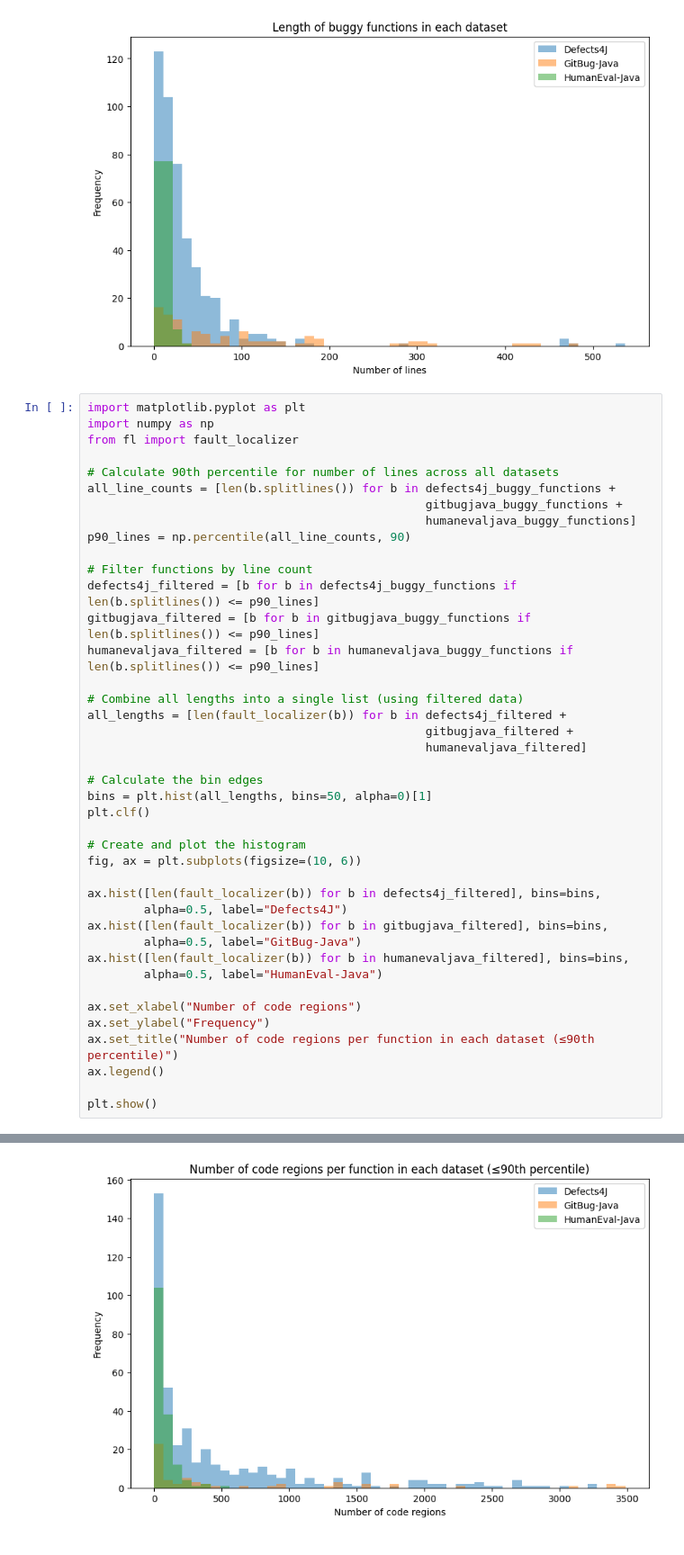
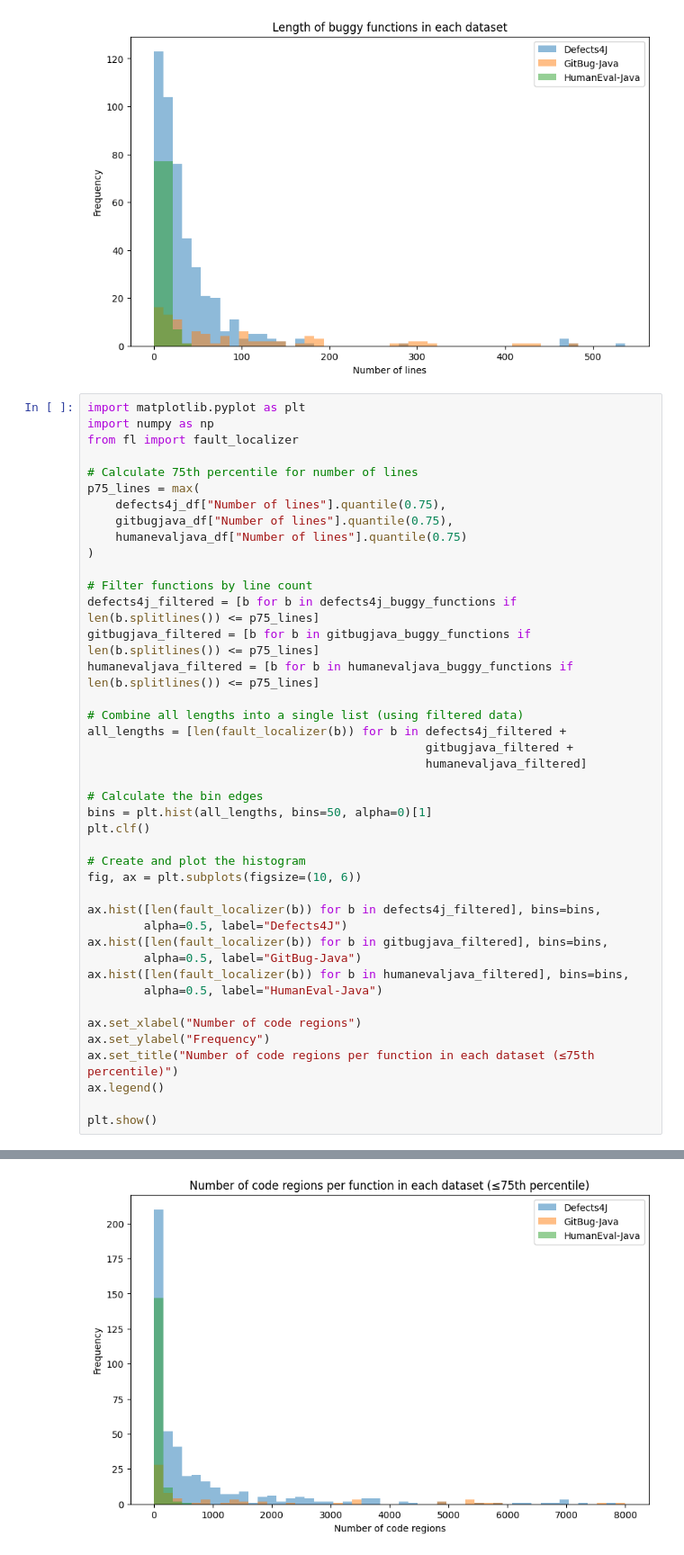
Before and after one commit to ASSERT-KTH/repairllama, a Jupyter notebook: src/fl/analyse_fl.ipynb, the cells around one changed output, grey strips where cells are left out. Shown: that part at 90% size. Saved outputs shown, nothing was run; the diff lists cells and outputs as text.

```diff
--- a/src/fl/analyse_fl.ipynb
+++ b/src/fl/analyse_fl.ipynb
@@ -133,42 +133,43 @@ import matplotlib.pyplot as plt
 import numpy as np
 from fl import fault_localizer
 
-# Calculate 90th percentile for number of lines across all datasets
-all_line_counts = [len(b.splitlines()) for b in defects4j_buggy_functions +
-                                                gitbugjava_buggy_functions +
-                                                humanevaljava_buggy_functions]
-p90_lines = np.percentile(all_line_counts, 90)
+# Calculate 75th percentile for number of lines
+p75_lines = max(
+    defects4j_df["Number of lines"].quantile(0.75),
+    gitbugjava_df["Number of lines"].quantile(0.75),
+    humanevaljava_df["Number of lines"].quantile(0.75)
+)
 
 # Filter functions by line count
-defects4j_filtered = [b for b in defects4j_buggy_functions if len(b.splitlines()) <= p90_lines]
-gitbugjava_filtered = [b for b in gitbugjava_buggy_functions if len(b.splitlines()) <= p90_lines]
-humanevaljava_filtered = [b for b in humanevaljava_buggy_functions if len(b.splitlines()) <= p90_lines]
+defects4j_filtered = [b for b in defects4j_buggy_functions if len(b.splitlines()) <= p75_lines]
+gitbugjava_filtered = [b for b in gitbugjava_buggy_functions if len(b.splitlines()) <= p75_lines]
+humanevaljava_filtered = [b for b in humanevaljava_buggy_functions if len(b.splitlines()) <= p75_lines]
 
 # Combine all lengths into a single list (using filtered data)
 all_lengths = [len(fault_localizer(b)) for b in defects4j_filtered +
                                                 gitbugjava_filtered +
                                                 humanevaljava_filtered]
 
 # Calculate the bin edges
 bins = plt.hist(all_lengths, bins=50, alpha=0)[1]
 plt.clf()
 
 # Create and plot the histogram
 fig, ax = plt.subplots(figsize=(10, 6))
 
 ax.hist([len(fault_localizer(b)) for b in defects4j_filtered], bins=bins,
         alpha=0.5, label="Defects4J")
 ax.hist([len(fault_localizer(b)) for b in gitbugjava_filtered], bins=bins,
         alpha=0.5, label="GitBug-Java")
 ax.hist([len(fault_localizer(b)) for b in humanevaljava_filtered], bins=bins,
         alpha=0.5, label="HumanEval-Java")
 
 ax.set_xlabel("Number of code regions")
 ax.set_ylabel("Frequency")
-ax.set_title("Number of code regions per function in each dataset (≤90th percentile)")
+ax.set_title("Number of code regions per function in each dataset (≤75th percentile)")
 ax.legend()
 
 plt.show()
 # %% [output]
 <Figure size 640x480 with 0 Axes>
-[figure, old version]
+[figure, new version]
```
Also changed, not shown: parts of 1 cell of this notebook.
